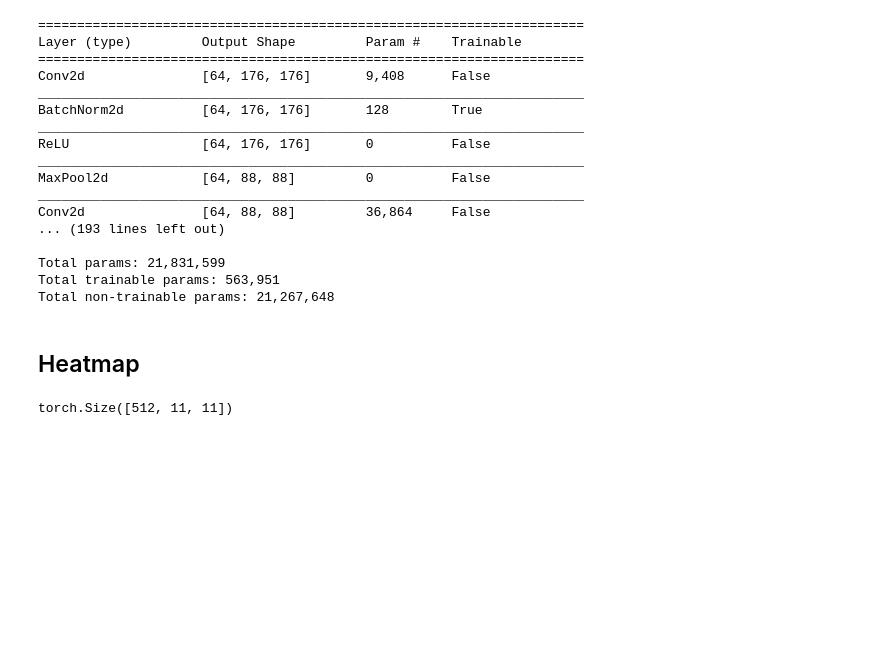
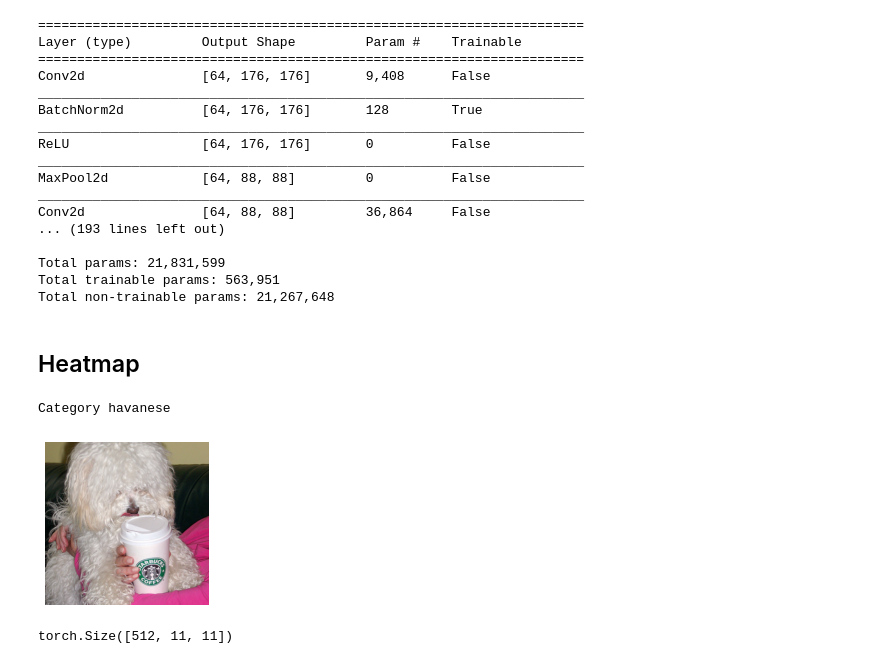
Before and after one commit to kanru-wang/fastai_learning, a Jupyter notebook: nbs/dl1/lesson6-pets-more.ipynb, the cells around one changed output. Saved outputs shown, nothing was run; the diff lists cells and outputs as text; code cells hidden in the pictures; blank space fills up the shorter version.

```diff
--- a/nbs/dl1/lesson6-pets-more.ipynb
+++ b/nbs/dl1/lesson6-pets-more.ipynb
@@ -242,6 +239,14 @@ Total trainable params: 563,951
 Total non-trainable params: 21,267,648
 # %% [markdown]
 ## Heatmap
+# %%
+idx=0
+x,y = data.valid_ds[idx]
+x.show()
+data.valid_ds.y[idx]
+# %% [output]
+Category havanese
+[figure, added]
 # %%
 m = learn.model.eval();
 # %%
```
Also changed, not shown: parts of 4 cells of this notebook.
